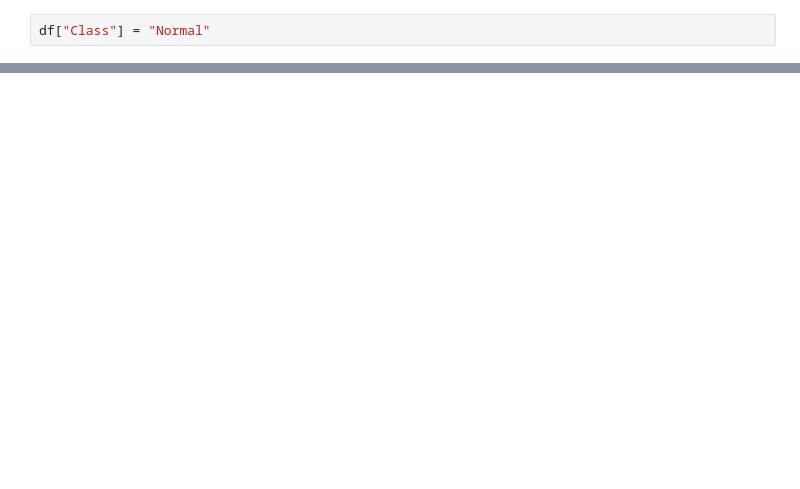
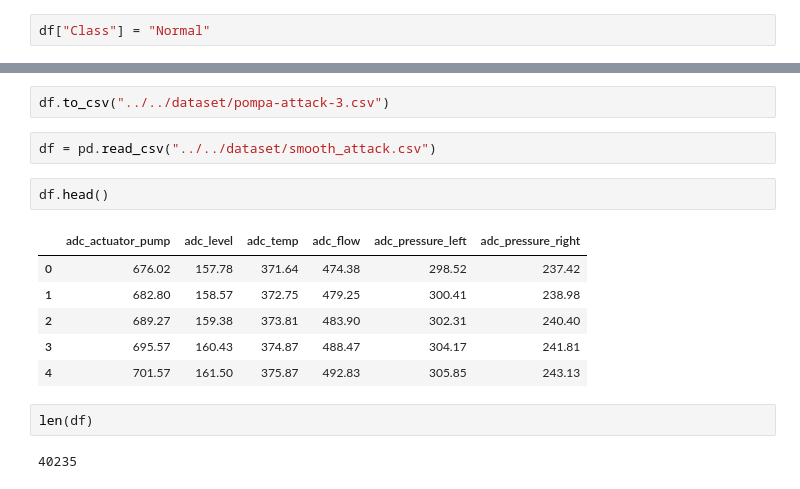
Before and after one commit to IDS-CPS/ml-model, a Jupyter notebook: src/analisis/attack-labeling.ipynb, the cells around one changed output, grey strips where cells are left out. Cells and saved outputs as stored; diff of their text form; blank space fills up the shorter version.

```diff
--- a/src/analisis/attack-labeling.ipynb
+++ b/src/analisis/attack-labeling.ipynb
@@ -46 +110,18 @@ df.loc[1685525220000000000:1685525230000000000]
+# %%
+df.to_csv("../../dataset/pompa-attack-3.csv")
+# %%
+df = pd.read_csv("../../dataset/smooth_attack.csv")
+# %%
+df.head()
+# %% [output]
+|  | adc_actuator_pump | adc_level | adc_temp | adc_flow | adc_pressure_left | adc_pressure_right |
+| 0 | 676.02 | 157.78 | 371.64 | 474.38 | 298.52 | 237.42 |
+| 1 | 682.80 | 158.57 | 372.75 | 479.25 | 300.41 | 238.98 |
+| 2 | 689.27 | 159.38 | 373.81 | 483.90 | 302.31 | 240.40 |
+| 3 | 695.57 | 160.43 | 374.87 | 488.47 | 304.17 | 241.81 |
+| 4 | 701.57 | 161.50 | 375.87 | 492.83 | 305.85 | 243.13 |
+# %%
+len(df)
+# %% [output]
+40235
 # %%
```
Also changed, not shown: parts of 15 cells of this notebook, 6 other files.
